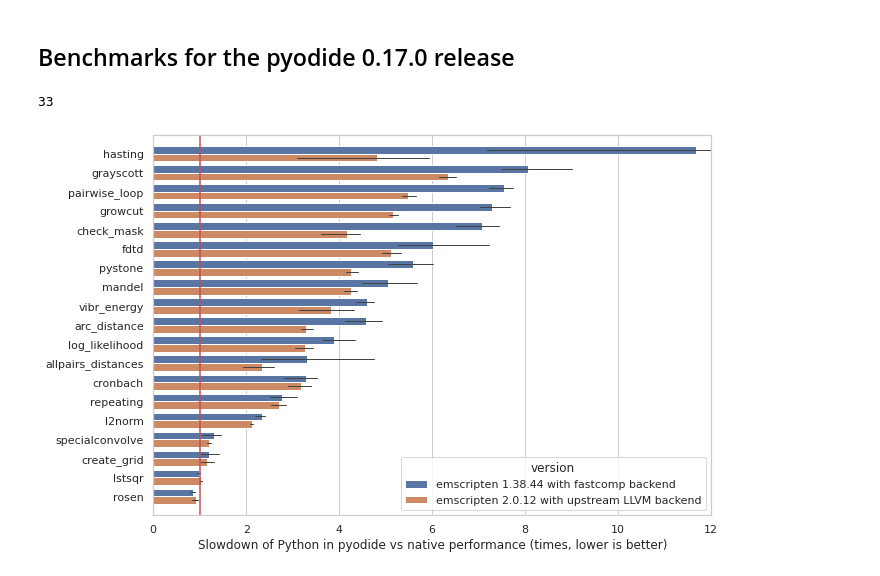
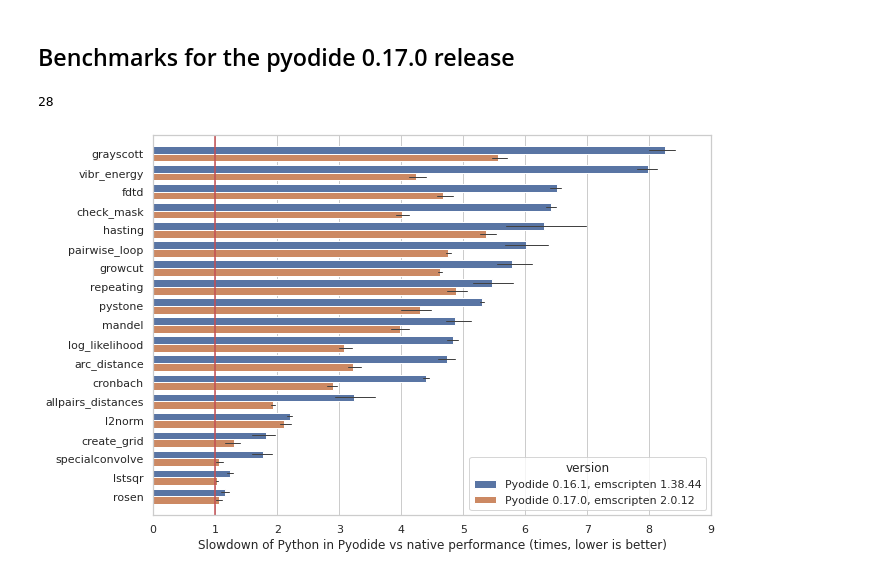
Before and after one commit to rth/notebooks, a Jupyter notebook: pyodide/benchmarks-emscripten-update/plot_pyodide_benchmarks.ipynb, the cells around one changed output. Saved outputs shown, nothing was run; the diff lists cells and outputs as text; code cells hidden in the pictures.

Commit message:
Update benchmark data for pyodide

```diff
--- a/pyodide/benchmarks-emscripten-update/plot_pyodide_benchmarks.ipynb
+++ b/pyodide/benchmarks-emscripten-update/plot_pyodide_benchmarks.ipynb
@@ -38,24 +38,24 @@ df_v = df_v[mask].copy()
 col_names = df_v[df_v['version']=='fastcomp'].groupby('name')['ratio'].mean().sort_values(ascending=False).index.tolist()
 
 df_v['version'] = (df_v['version']
-                   .str.replace('fastcomp', 'emscripten 1.38.44 with fastcomp backend')
-                   .str.replace('upstream', 'emscripten 2.0.12 with upstream LLVM backend'))
+                   .str.replace('fastcomp', 'Pyodide 0.16.1, emscripten 1.38.44')
+                   .str.replace('upstream', 'Pyodide 0.17.0, emscripten 2.0.12'))
 # %%
 df_v.shape[0] // 4
 # %% [output]
-33
+28
 # %%
 import seaborn as sns
 
 sns.set_theme(style="whitegrid")
 fig, ax = plt.subplots(figsize=(10, 7))
 
 
 sns.barplot(x='ratio', y='name', hue='version', data=df_v, ax=ax, order=col_names, errwidth=1)
-ax.set_xlim(0, 12)
-ax.set_xlabel('Slowdown of Python in pyodide vs native performance (times, lower is better)')
+ax.set_xlim(0, 9)
+ax.set_xlabel('Slowdown of Python in Pyodide vs native performance (times, lower is better)')
 ax.vlines(1, -1, df_v.shape[0] // 6, color='r')
 ax.set_ylim(df_v.shape[0] // 6, -1)
 _ = ax.set_ylabel("")
 # %% [output]
-[figure, old version]
+[figure, new version]
```
Also changed, not shown: 6 other files.
